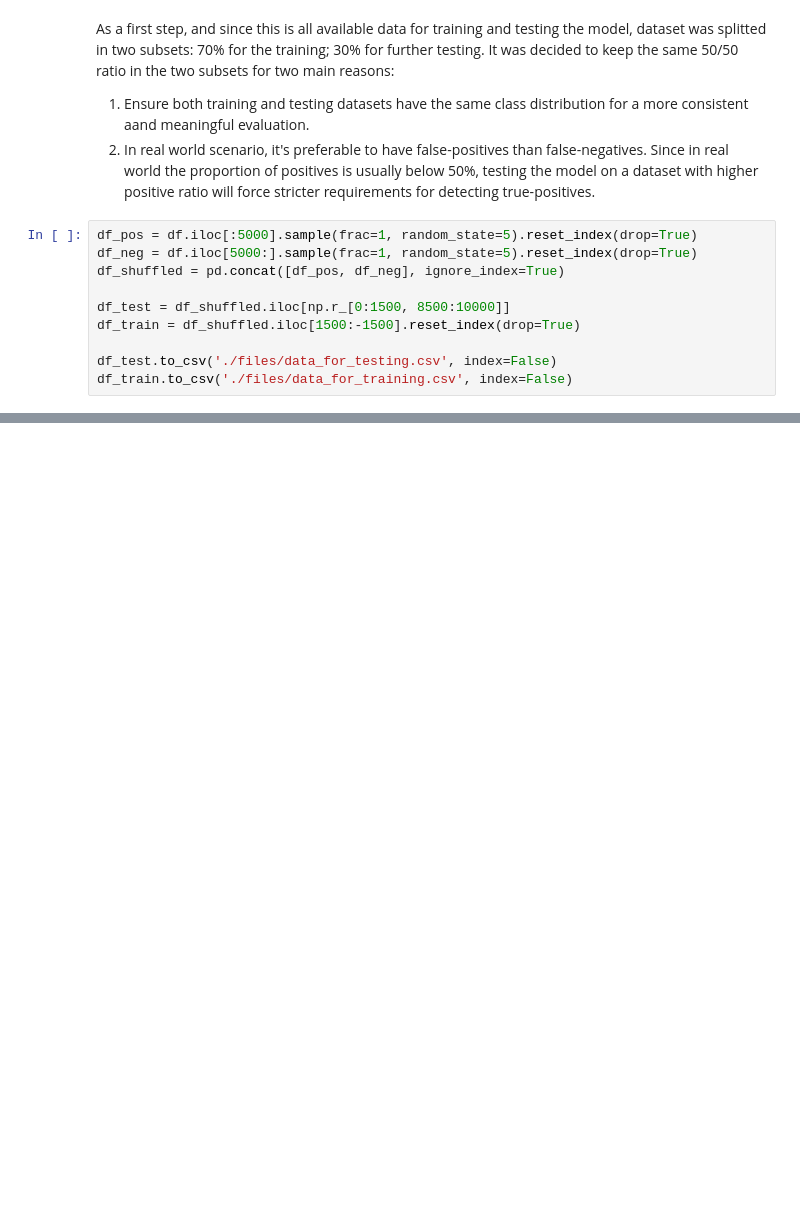
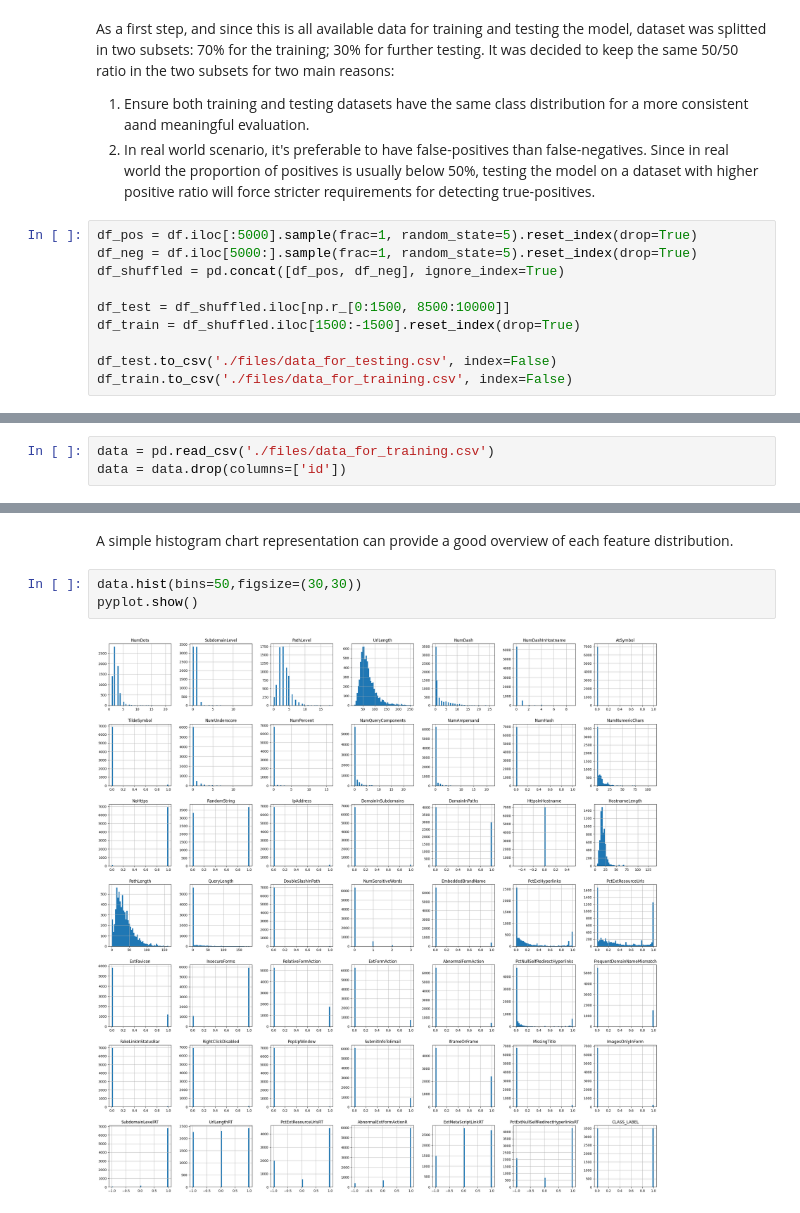
Before and after one commit to parentemarcelo/Learning-ML_Phishing-URL-Detector, a Jupyter notebook: main.ipynb, the cells around one changed output, grey strips where cells are left out. Drawn from its saved outputs; the diff is of its cells as text; blank space fills up the shorter version.

Commit message:
Further data analysis performed, ready for feature selection.

```diff
--- a/main.ipynb
+++ b/main.ipynb
@@ -47,0 +53,3 @@ df_train.to_csv('./files/data_for_training.csv', index=False)
+# %%
+data = pd.read_csv('./files/data_for_training.csv')
+data = data.drop(columns=['id'])
@@ -47,0 +76,7 @@ df_train.to_csv('./files/data_for_training.csv', index=False)
+# %% [markdown]
+A simple histogram chart representation can provide a good overview of each feature distribution.
+# %%
+data.hist(bins=50,figsize=(30,30))
+pyplot.show()
+# %% [output]
+[figure, added]
```
Also changed, not shown: parts of 16 cells of this notebook, 1 other file.
